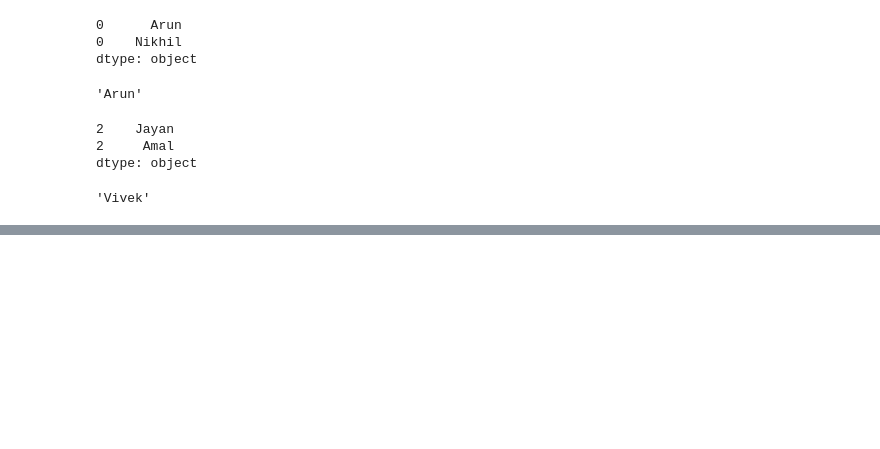
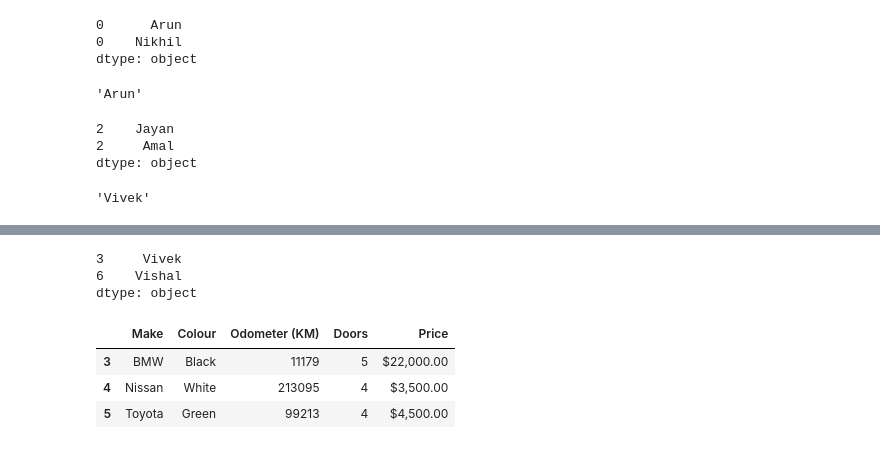
Before and after one commit to ArunJayan/MLLearning, a Jupyter notebook: pandas/pandas1.ipynb, the cells around one changed output, grey strips where cells are left out. Saved outputs shown, nothing was run; the diff lists cells and outputs as text; code cells hidden in the pictures; blank space fills up the shorter version.

```diff
--- a/pandas/pandas1.ipynb
+++ b/pandas/pandas1.ipynb
@@ -354,0 +393,14 @@ names.iloc[2]
+# %%
+names.iloc[2:4]
+#iloc works on absolute pos
+# %% [output]
+3     Vivek
+6    Vishal
+dtype: object
+# %%
+car_sales_data.iloc[3:6]
+# %% [output]
+|  | Make | Colour | Odometer (KM) | Doors | Price |
+| 3 | BMW | Black | 11179 | 5 | $22,000.00 |
+| 4 | Nissan | White | 213095 | 4 | $3,500.00 |
+| 5 | Toyota | Green | 99213 | 4 | $4,500.00 |
```
Also changed, not shown: parts of 9 cells of this notebook.
